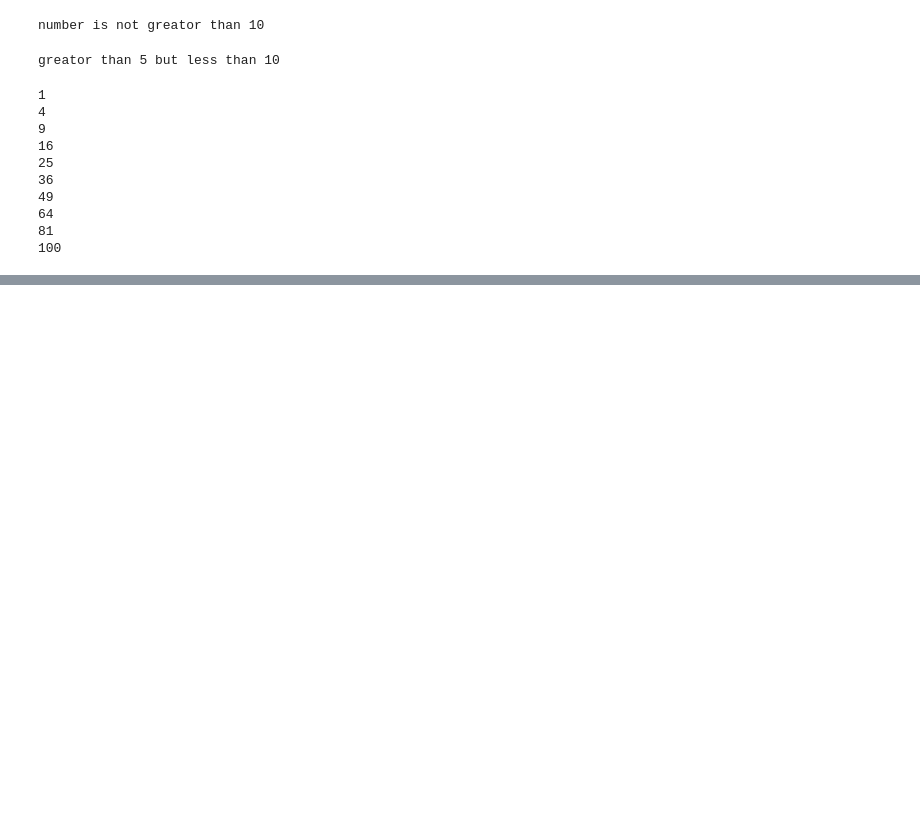
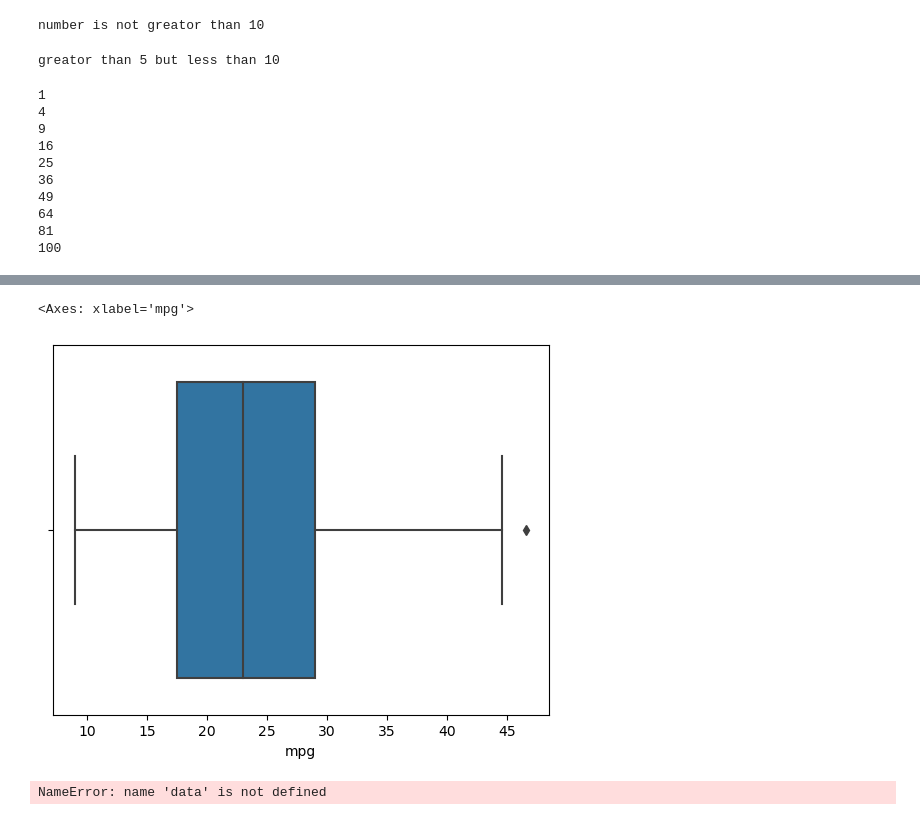
Before and after one commit to anujleo/Data_Analysis, a Jupyter notebook: Work class/ClassWork.ipynb, the cells around one changed output, grey strips where cells are left out. Drawn from its saved outputs; the diff is of its cells as text; code cells hidden in the pictures; blank space fills up the shorter version.

```diff
--- a/Work class/ClassWork.ipynb
+++ b/Work class/ClassWork.ipynb
@@ -274,0 +433,13 @@ None
+# %%
+sns.boxplot(x=df['mpg'])
+#This is 5 summary point, detecting the outliers
+
+#last line is not maximum as the dot in the extreme right is the maximum value and outlier. We have to find IQR that is width of the box, hence the last line = Q3 + 1.5IQR
+# %% [output]
+<Axes: xlabel='mpg'>
+[figure, added]
+# %%
+data.describe(
+)
+# %% [output]
+NameError: name 'data' is not defined
```
Also changed, not shown: parts of 117 cells of this notebook, 15 other files.
